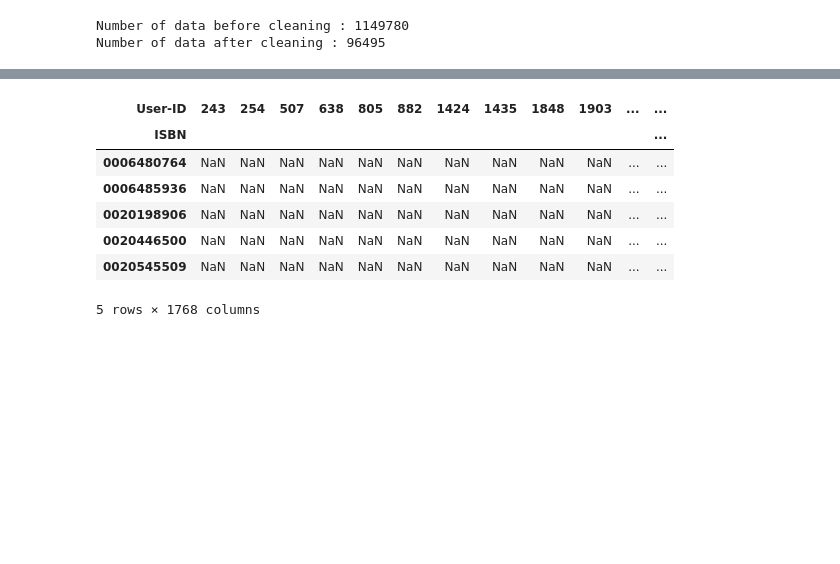
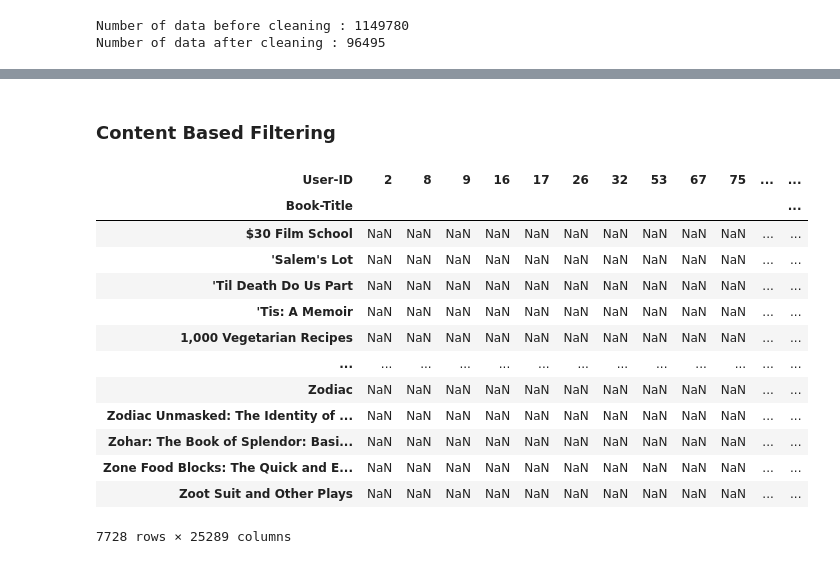
Before and after one commit to MornMon-Bangkit-Capstone/moru-ml, a Jupyter notebook: book_recommendation.ipynb, the cells around one changed output, grey strips where cells are left out. Drawn from its saved outputs; the diff is of its cells as text; code cells hidden in the pictures; blank space fills up the shorter version.

Commit message:
feat: add content based recommendation 🚀

```diff
--- a/book_recommendation.ipynb
+++ b/book_recommendation.ipynb
@@ -184,0 +214,4 @@ After Filtering: (38472, 3)
+# %%
+df_official = pd.merge(df_ratings, df_books, on='ISBN')
+# %%
+df_official.drop_duplicates(subset=['User-ID', 'ISBN'], inplace=True, keep='last')
@@ -184,0 +266,8 @@ After Filtering: (38472, 3)
+# %% [markdown]
+### Content Based Filtering
+# %%
+df1 = df_official.copy()
+df1.drop(['Publisher', 'Category ID', 'ISBN', 'Year-Of-Publication', 'Book-Author', 'Category'], axis=1, inplace=True)
+df1.drop_duplicates(subset=['User-ID', 'Book-Title'], inplace=True, keep='last')
+df2 = df1.copy()
+df2.drop_duplicates(subset=['User-ID', 'Book-Title'], inplace=True, keep='last')
@@ -185,12 +277,19 @@ After Filtering: (38472, 3)
 # %%
-pivot_rating = df_ratings.pivot(index='ISBN',columns='User-ID',values='Book-Rating')
-pivot_rating.head()
+book_pivot=df1.pivot_table(columns='User-ID',index='Book-Title',values='Book-Rating')
-# %% [output]
-| User-ID | 243 | 254 | 507 | 638 | 805 | 882 | 1424 | 1435 | 1848 | 1903 | ... | ... |
-| ISBN |  |  |  |  |  |  |  |  |  |  |  | ... |
-| 0006480764 | NaN | NaN | NaN | NaN | NaN | NaN | NaN | NaN | NaN | NaN | ... | ... |
-| 0006485936 | NaN | NaN | NaN | NaN | NaN | NaN | NaN | NaN | NaN | NaN | ... | ... |
-| 0020198906 | NaN | NaN | NaN | NaN | NaN | NaN | NaN | NaN | NaN | NaN | ... | ... |
-| 0020446500 | NaN | NaN | NaN | NaN | NaN | NaN | NaN | NaN | NaN | NaN | ... | ... |
-| 0020545509 | NaN | NaN | NaN | NaN | NaN | NaN | NaN | NaN | NaN | NaN | ... | ... |
-5 rows × 1768 columns
+# %%
+book_pivot
+# %% [output]
+| User-ID | 2 | 8 | 9 | 16 | 17 | 26 | 32 | 53 | 67 | 75 | ... | ... |
+| Book-Title |  |  |  |  |  |  |  |  |  |  |  | ... |
+| $30 Film School | NaN | NaN | NaN | NaN | NaN | NaN | NaN | NaN | NaN | NaN | ... | ... |
+| 'Salem's Lot | NaN | NaN | NaN | NaN | NaN | NaN | NaN | NaN | NaN | NaN | ... | ... |
+| 'Til Death Do Us Part | NaN | NaN | NaN | NaN | NaN | NaN | NaN | NaN | NaN | NaN | ... | ... |
+| 'Tis: A Memoir | NaN | NaN | NaN | NaN | NaN | NaN | NaN | NaN | NaN | NaN | ... | ... |
+| 1,000 Vegetarian Recipes | NaN | NaN | NaN | NaN | NaN | NaN | NaN | NaN | NaN | NaN | ... | ... |
+| ... | ... | ... | ... | ... | ... | ... | ... | ... | ... | ... | ... | ... |
+| Zodiac | NaN | NaN | NaN | NaN | NaN | NaN | NaN | NaN | NaN | NaN | ... | ... |
+| Zodiac Unmasked: The Identity of ... | NaN | NaN | NaN | NaN | NaN | NaN | NaN | NaN | NaN | NaN | ... | ... |
+| Zohar: The Book of Splendor: Basi... | NaN | NaN | NaN | NaN | NaN | NaN | NaN | NaN | NaN | NaN | ... | ... |
+| Zone Food Blocks: The Quick and E... | NaN | NaN | NaN | NaN | NaN | NaN | NaN | NaN | NaN | NaN | ... | ... |
+| Zoot Suit and Other Plays | NaN | NaN | NaN | NaN | NaN | NaN | NaN | NaN | NaN | NaN | ... | ... |
+7728 rows × 25289 columns
```
Also changed, not shown: parts of 25 cells of this notebook.
